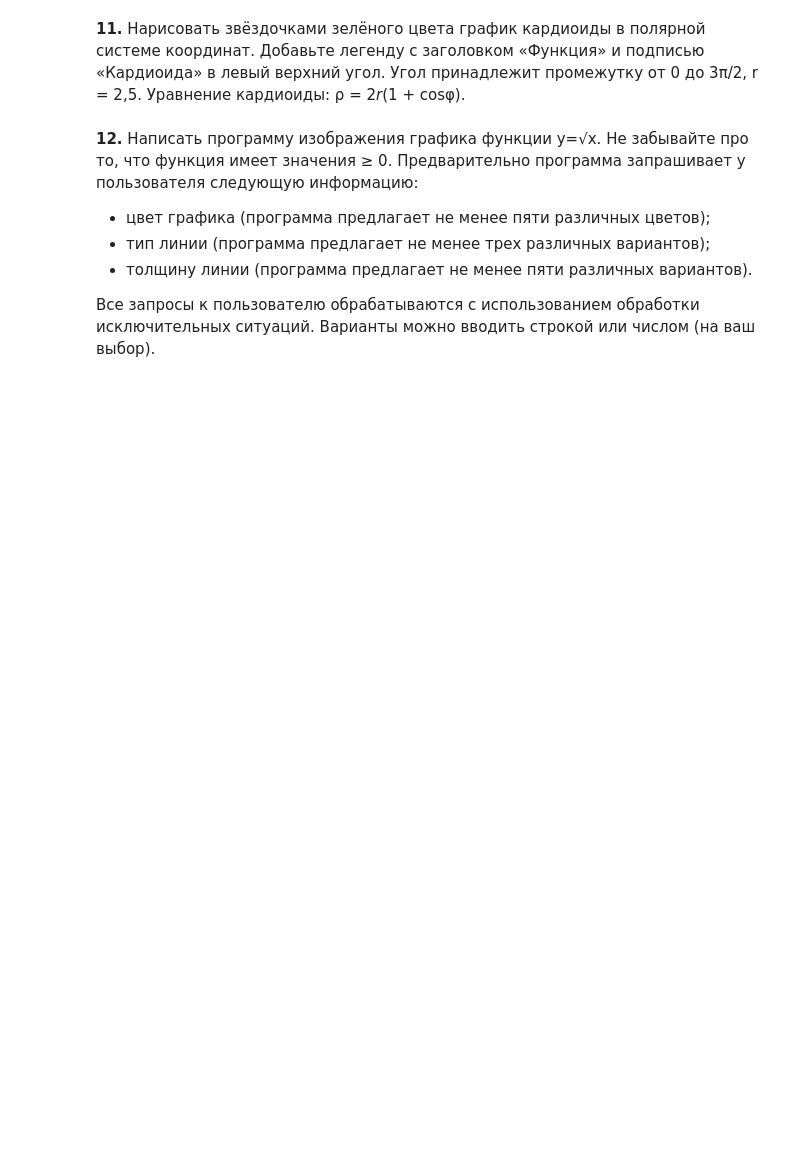
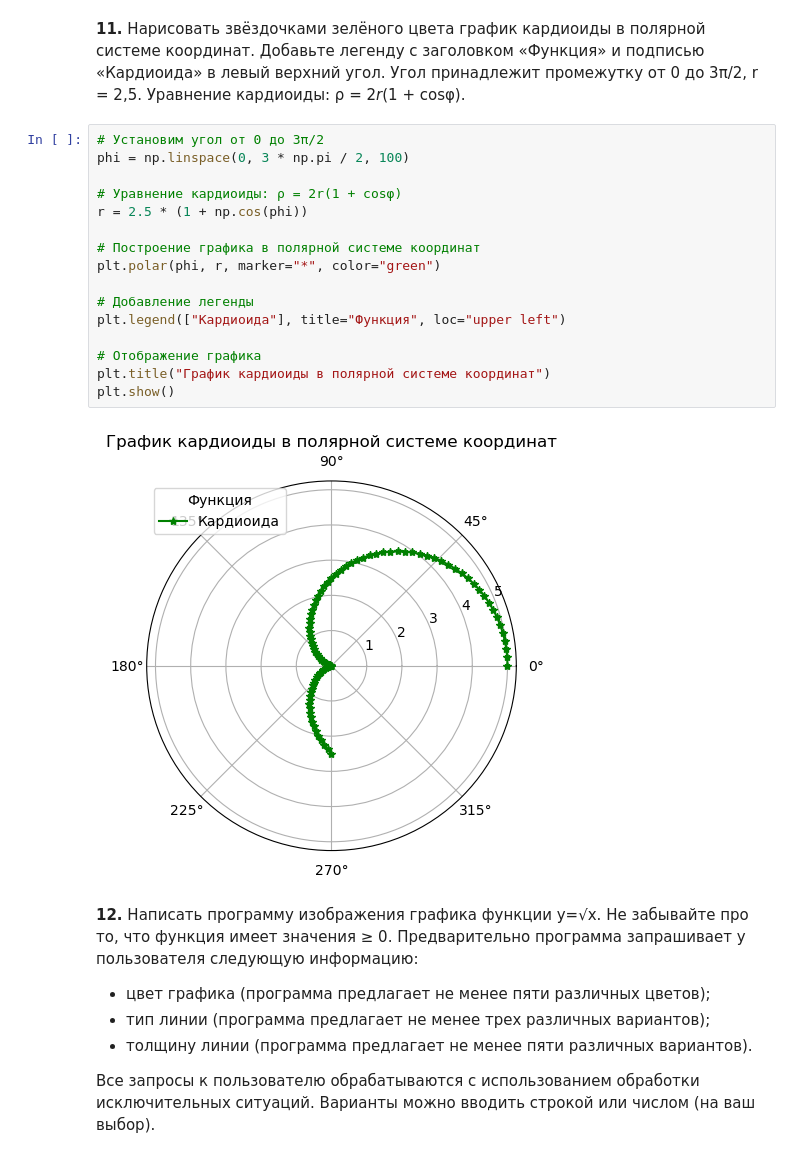
Before and after one commit to FessDemon/pim, a Jupyter notebook: python/Labs/Lab_Python_5_PMI_end.ipynb, the cells around one changed output. Saved outputs shown, nothing was run; the diff lists cells and outputs as text; blank space fills up the shorter version.

```diff
--- a/python/Labs/Lab_Python_5_PMI_end.ipynb
+++ b/python/Labs/Lab_Python_5_PMI_end.ipynb
@@ -401,6 +479,24 @@ if __name__ == "__main__":
 # %% [markdown]
 **11.** Нарисовать звёздочками зелёного цвета график кардиоиды в полярной системе координат. Добавьте легенду с заголовком «Функция» и подписью «Кардиоида» в левый верхний угол.
 Угол принадлежит промежутку от 0 до 3π/2, r = 2,5. Уравнение кардиоиды: ρ = 2*r*(1 + cosφ).
+# %%
+# Установим угол от 0 до 3π/2
+phi = np.linspace(0, 3 * np.pi / 2, 100)
+
+# Уравнение кардиоиды: ρ = 2r(1 + cosφ)
+r = 2.5 * (1 + np.cos(phi))
+
+# Построение графика в полярной системе координат
+plt.polar(phi, r, marker="*", color="green")
+
+# Добавление легенды
+plt.legend(["Кардиоида"], title="Функция", loc="upper left")
+
+# Отображение графика
+plt.title("График кардиоиды в полярной системе координат")
+plt.show()
+# %% [output]
+[figure, added]
 # %% [markdown]
 **12.** Написать программу изображения графика функции y=√x. Не забывайте про то, что функция имеет значения ≥ 0. Предварительно программа запрашивает у пользователя следующую информацию:
 
```
Also changed, not shown: parts of 2 cells of this notebook, 2 other files.
